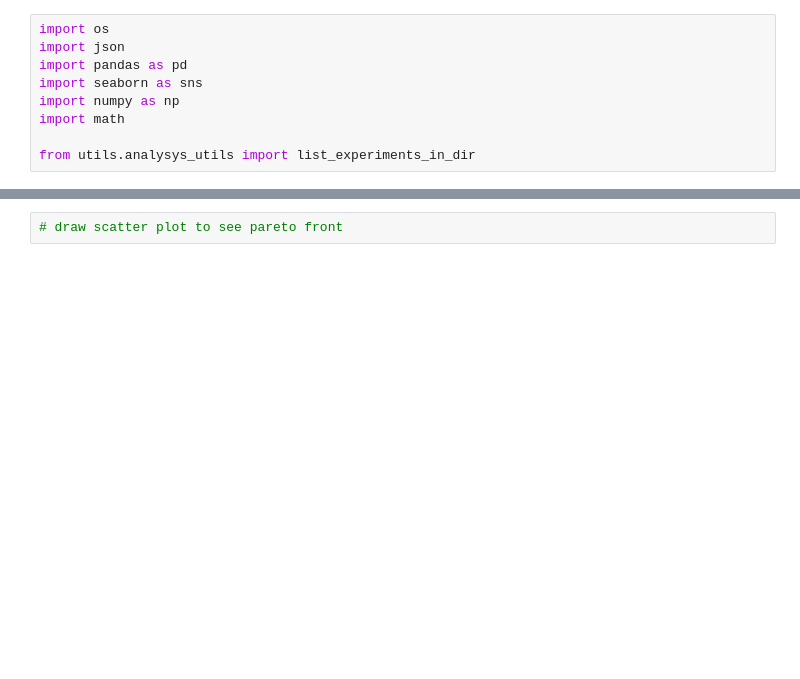
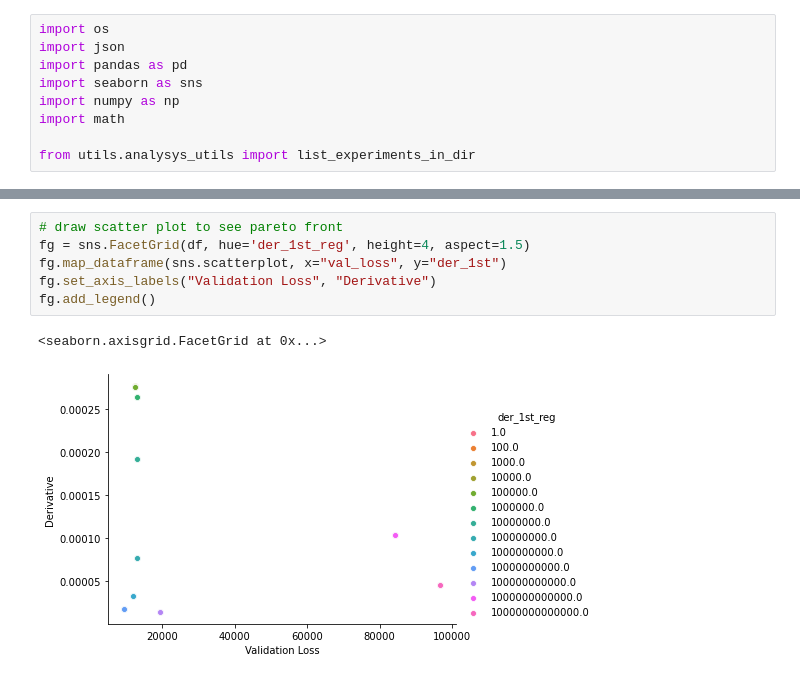
Before and after one commit to sailab-code/learning-sidarthe, a Jupyter notebook: analyze_derivative_regularization_experiments.ipynb, the cells around one changed output, grey strips where cells are left out. Saved outputs shown, nothing was run; the diff lists cells and outputs as text; blank space fills up the shorter version.

```diff
--- a/analyze_derivative_regularization_experiments.ipynb
+++ b/analyze_derivative_regularization_experiments.ipynb
@@ -67,2 +76,9 @@ NameError: name 'data' is not defined
-# %%
-# draw scatter plot to see pareto front
+# %%
+# draw scatter plot to see pareto front
+fg = sns.FacetGrid(df, hue='der_1st_reg', height=4, aspect=1.5)
+fg.map_dataframe(sns.scatterplot, x="val_loss", y="der_1st")
+fg.set_axis_labels("Validation Loss", "Derivative")
+fg.add_legend()
+# %% [output]
+<seaborn.axisgrid.FacetGrid at 0x...>
+[figure, added]
```
Also changed, not shown: parts of 5 cells of this notebook, 4 other files.
